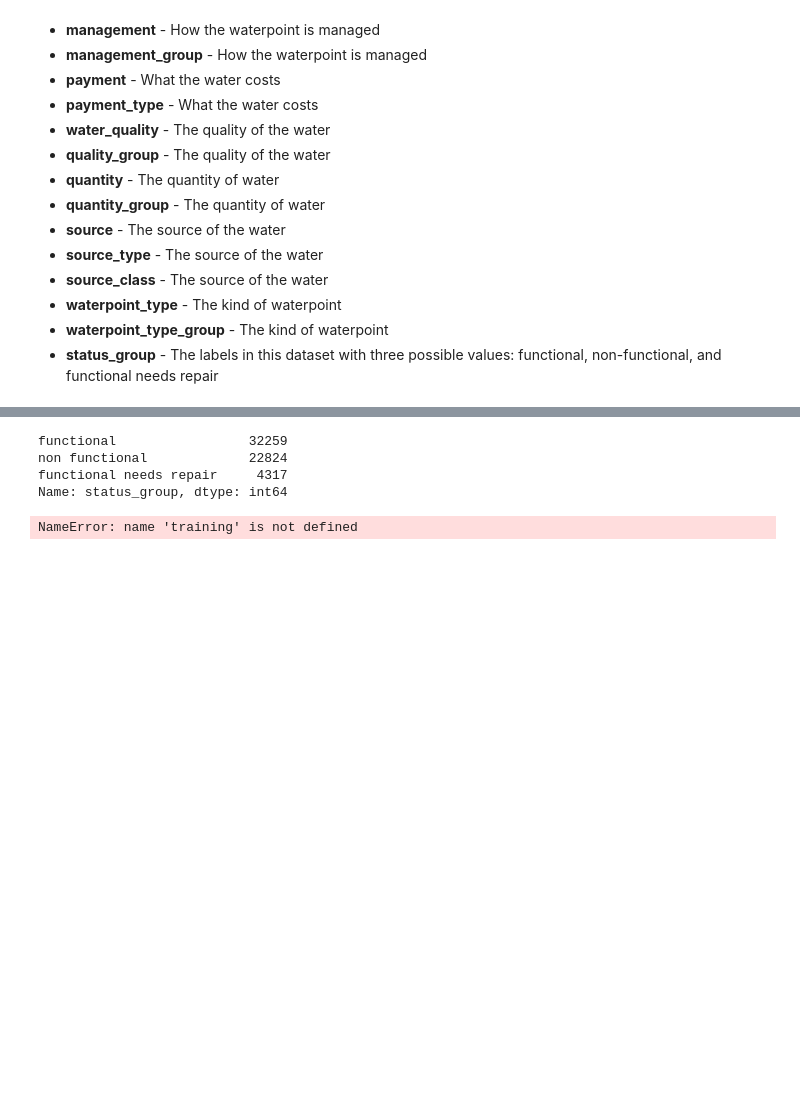
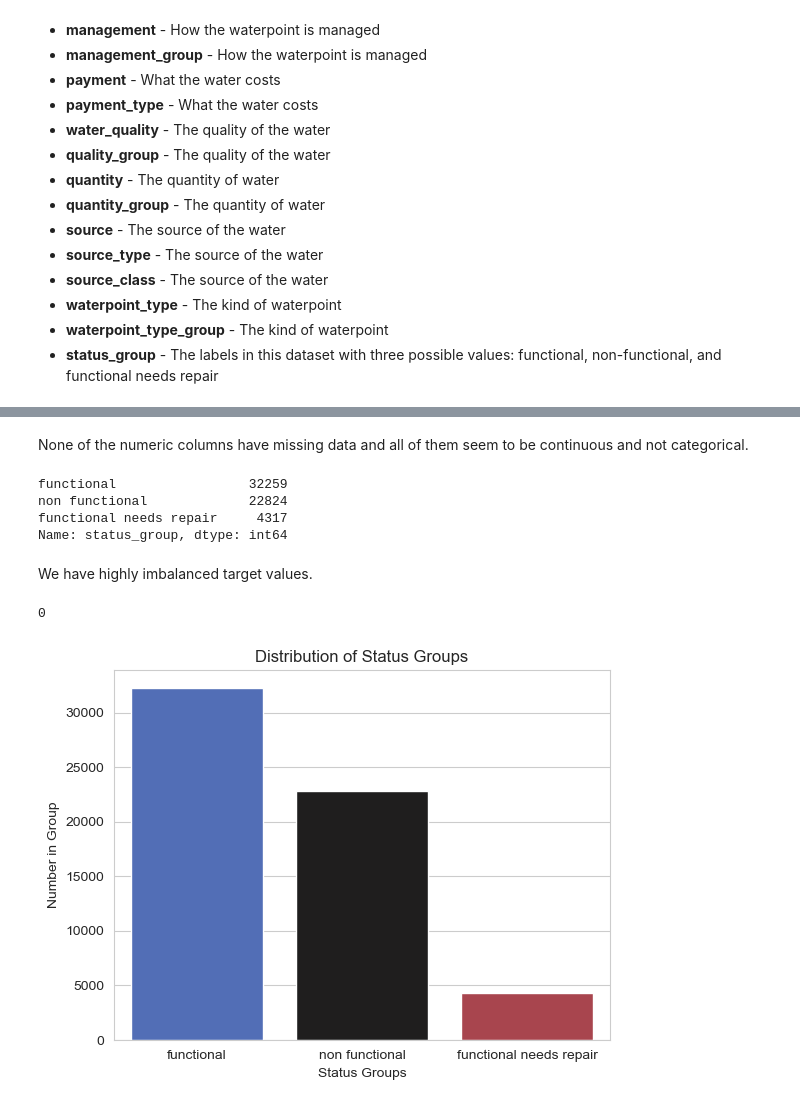
Before and after one commit to KImondorose/phase_3_project-Pump-it-Up-Data-Mining-the-Water-Table, a Jupyter notebook: notebook.ipynb, the cells around one changed output, grey strips where cells are left out. Saved outputs shown, nothing was run; the diff lists cells and outputs as text; code cells hidden in the pictures; blank space fills up the shorter version.

```diff
--- a/notebook.ipynb
+++ b/notebook.ipynb
@@ -123,0 +376,2 @@ These are all the columns and their descriptions:
+# %%
+training_data = training_data.drop(columns = ['extraction_type'], axis=1)
@@ -123,0 +418,4 @@ These are all the columns and their descriptions:
+# %%
+training_data = training_data.drop(columns = 'source_type', axis=1)
+# %%
+training_data = training_data.drop(columns = 'source_class', axis=1)
@@ -123,0 +449,2 @@ These are all the columns and their descriptions:
+# %%
+training_data = training_data.drop(columns = 'quality_group', axis=1)
@@ -124,3 +538,5 @@ These are all the columns and their descriptions:
+# %% [markdown]
+None of the numeric columns have missing data and all of them seem to be continuous and not categorical.
 # %%
 training_data['status_group'].value_counts()
 # %% [output]
@@ -128,7 +544,3 @@ functional                 32259
 non functional             22824
 functional needs repair     4317
 Name: status_group, dtype: int64
-# %%
-training
-# %% [output]
-NameError: name 'training' is not defined
@@ -138,0 +547,23 @@ import pandas as pd
+# %% [markdown]
+We have highly imbalanced target values.
+# %%
+# There are no missing values in the target data
+training_data['status_group'].isnull().sum()
+# %% [output]
+0
+# %%
+# Let's look at the distribution of the target
+import matplotlib.pyplot as plt
+%matplotlib inline
+import seaborn as sns
+sns.set_style("whitegrid")
+
+target_histplot = sns.countplot(x= training_data['status_group'], palette="icefire")
+
+
+target_histplot.set_title("Distribution of Status Groups")
+target_histplot.set_ylabel('Number in Group')
+target_histplot.set_xlabel('Status Groups')
+target_histplot;
+# %% [output]
+[figure, added]
```
Also changed, not shown: parts of 49 cells of this notebook.
